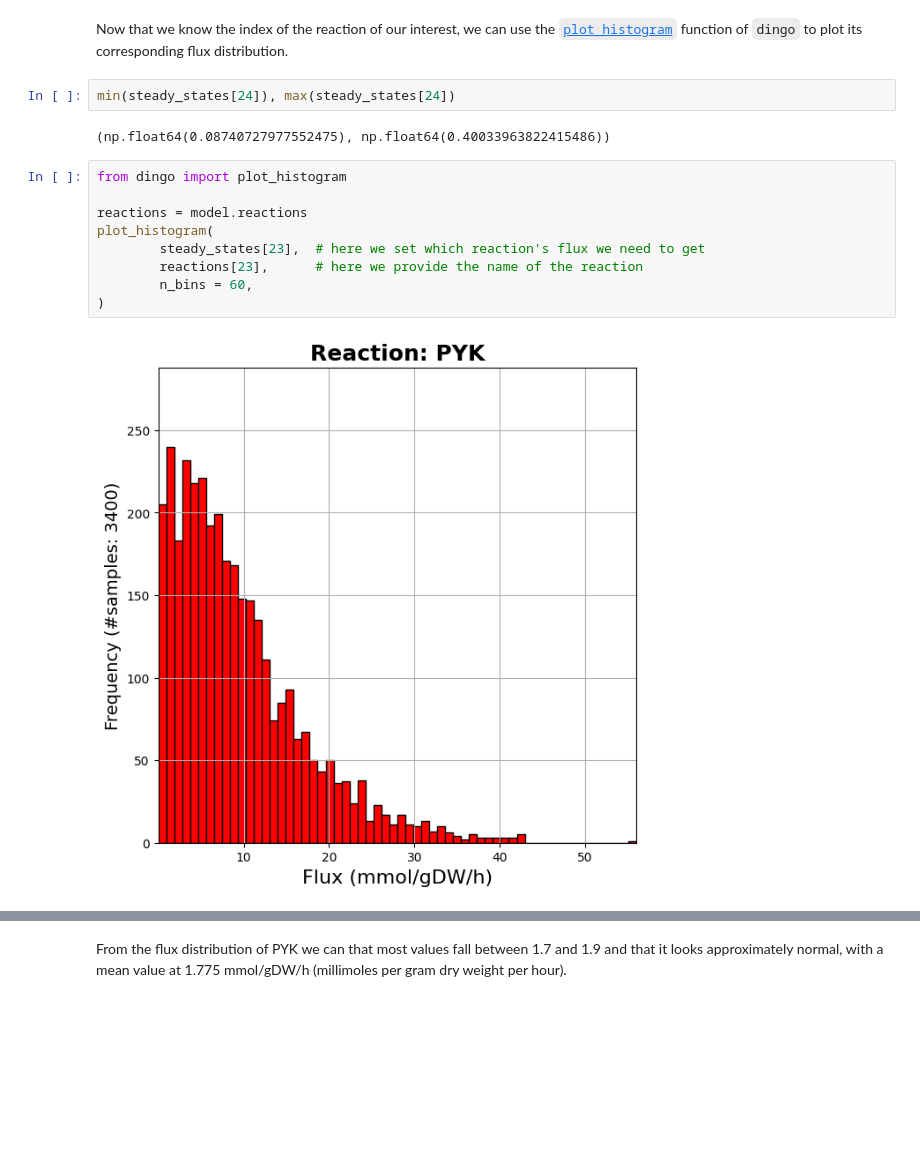
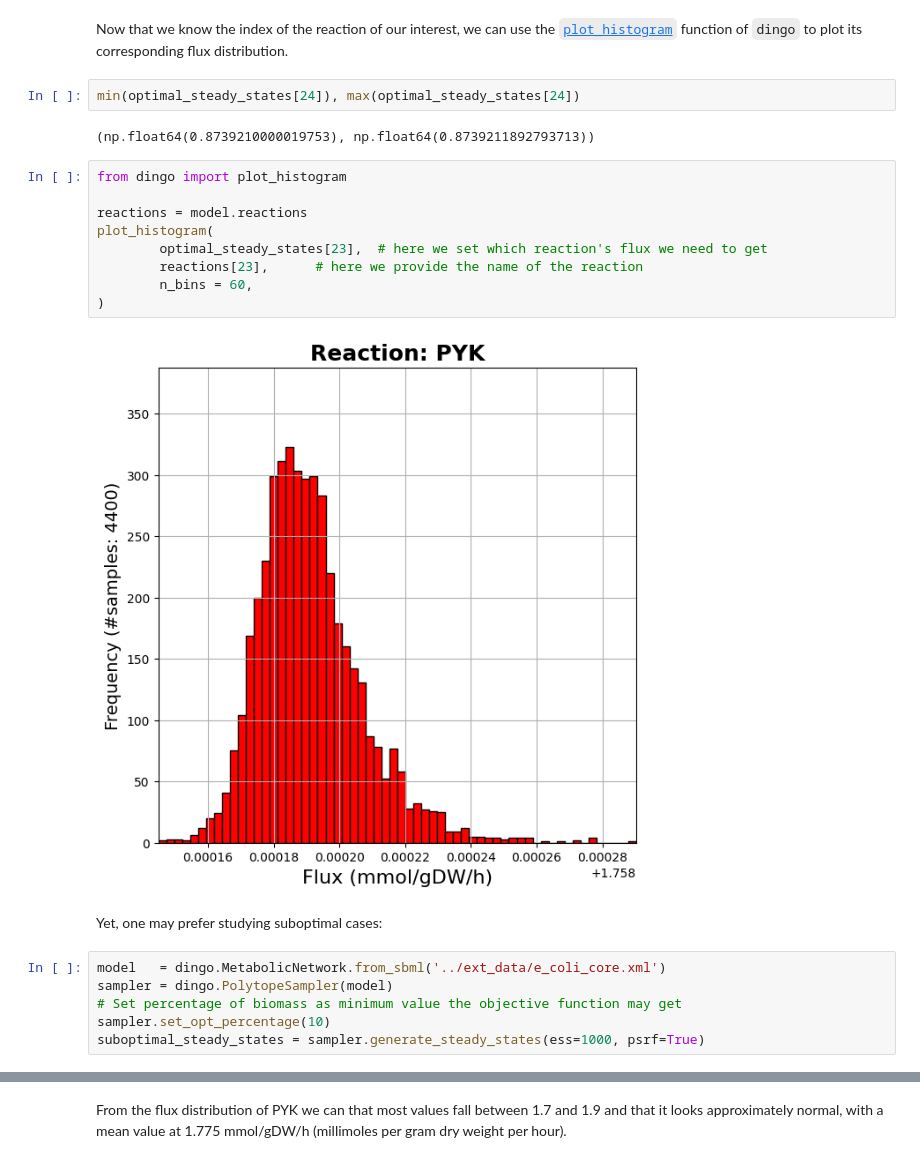
Before and after one commit to GeomScale/dingo, a Jupyter notebook: tutorials/dingo_tutorial.ipynb, the cells around one changed output, grey strips where cells are left out. Cells and saved outputs as stored; diff of their text form; blank space fills up the shorter version.

Commit message:
sampling suboptimal - change examples

```diff
--- a/tutorials/dingo_tutorial.ipynb
+++ b/tutorials/dingo_tutorial.ipynb
@@ -471,17 +511,25 @@ model.reactions.index('BIOMASS_Ecoli_core_w_GAM')
 # %% [markdown]
 Now that we know the index of the reaction of our interest, we can use the [`plot_histogram`](https://github.com/GeomScale/dingo/blob/a76b4be22f33feac86dff38746c7f2706afb2b67/dingo/utils.py#L177) function of `dingo` to plot its corresponding flux distribution.
 # %%
-min(steady_states[24]), max(steady_states[24])
+min(optimal_steady_states[24]), max(optimal_steady_states[24])
 # %% [output]
-(np.float64(0.08740727977552475), np.float64(0.40033963822415486))
+(np.float64(0.8739210000019753), np.float64(0.8739211892793713))
 # %%
 from dingo import plot_histogram
 
 reactions = model.reactions
 plot_histogram(
-        steady_states[23],  # here we set which reaction's flux we need to get
+        optimal_steady_states[23],  # here we set which reaction's flux we need to get
         reactions[23],      # here we provide the name of the reaction
         n_bins = 60,
 )
 # %% [output]
-[figure, old version]
+[figure, new version]
+# %% [markdown]
+Yet, one may prefer studying suboptimal cases:
+# %%
+model   = dingo.MetabolicNetwork.from_sbml('../ext_data/e_coli_core.xml')
+sampler = dingo.PolytopeSampler(model)
+# Set percentage of biomass as minimum value the objective function may get
+sampler.set_opt_percentage(10)
+suboptimal_steady_states = sampler.generate_steady_states(ess=1000, psrf=True)
```
Also changed, not shown: parts of 30 cells of this notebook, 3 other files.
